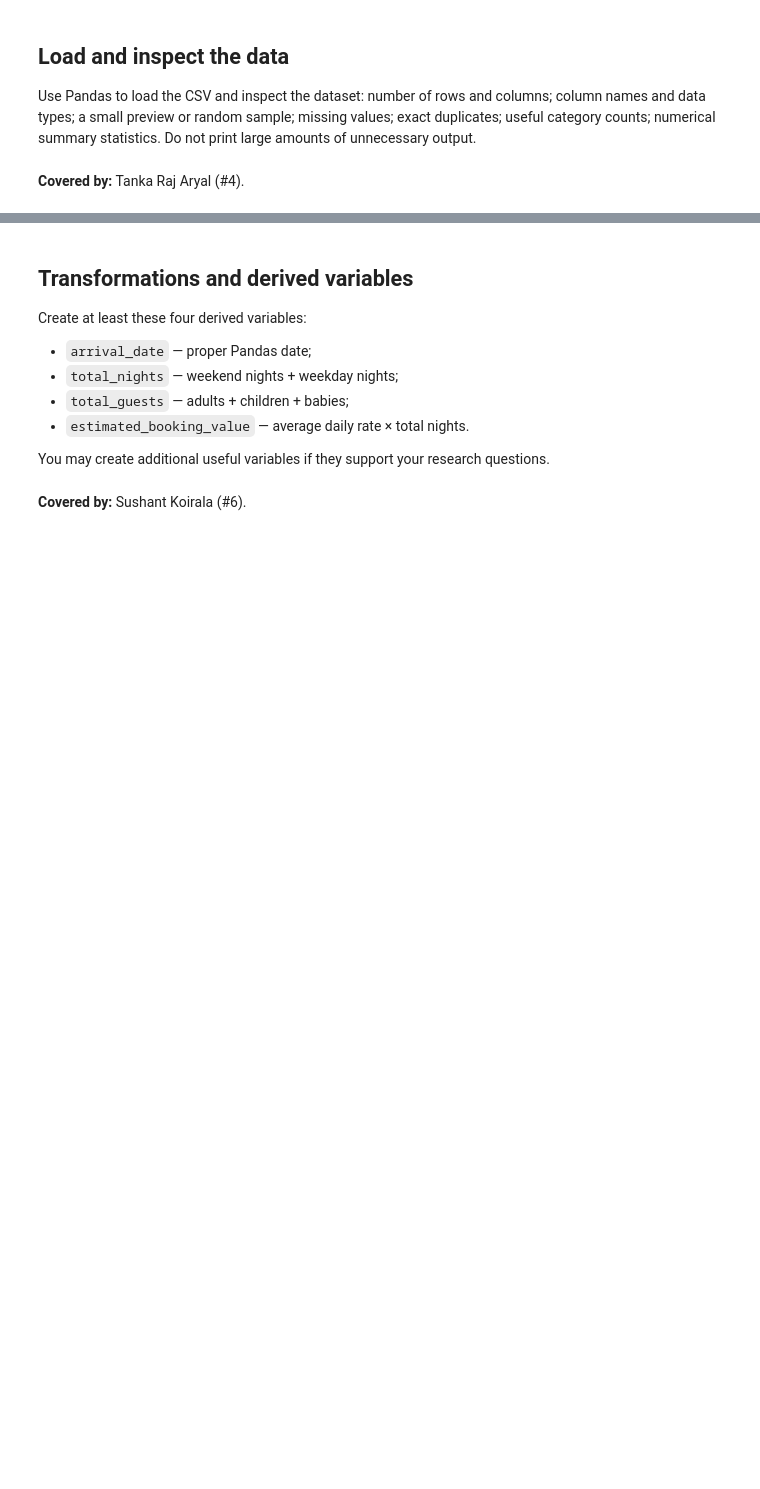
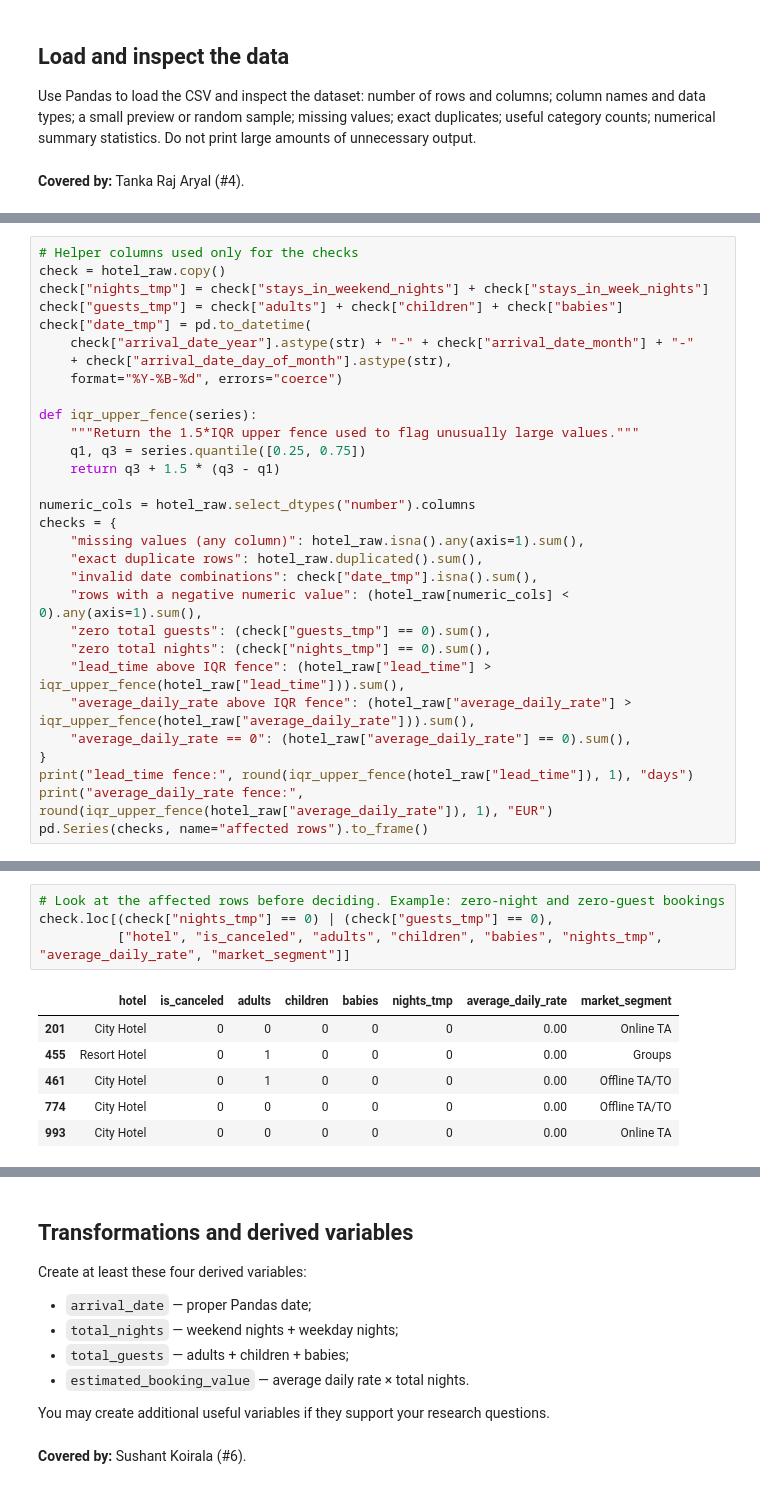
Before and after one commit to Acidburn07/hotel-booking-data-analysis, a Jupyter notebook: notebooks/work/tanka.ipynb, the cells around one changed output, grey strips where cells are left out. Saved outputs shown, nothing was run; the diff lists cells and outputs as text; blank space fills up the shorter version.

```diff
--- a/notebooks/work/tanka.ipynb
+++ b/notebooks/work/tanka.ipynb
@@ -254,3 +195,33 @@ Create a cleaning log as a Markdown table:
 Keep the original DataFrame unchanged and create a cleaned copy.
 
 #covered by Tanka Raj Aryal
+# %%
+# Helper columns used only for the checks
+check = hotel_raw.copy()
+check["nights_tmp"] = check["stays_in_weekend_nights"] + check["stays_in_week_nights"]
+check["guests_tmp"] = check["adults"] + check["children"] + check["babies"]
+check["date_tmp"] = pd.to_datetime(
+    check["arrival_date_year"].astype(str) + "-" + check["arrival_date_month"] + "-"
+    + check["arrival_date_day_of_month"].astype(str),
+    format="%Y-%B-%d", errors="coerce")
+
+def iqr_upper_fence(series):
+    """Return the 1.5*IQR upper fence used to flag unusually large values."""
+    q1, q3 = series.quantile([0.25, 0.75])
+    return q3 + 1.5 * (q3 - q1)
+
+numeric_cols = hotel_raw.select_dtypes("number").columns
+checks = {
+    "missing values (any column)": hotel_raw.isna().any(axis=1).sum(),
+    "exact duplicate rows": hotel_raw.duplicated().sum(),
+    "invalid date combinations": check["date_tmp"].isna().sum(),
+    "rows with a negative numeric value": (hotel_raw[numeric_cols] < 0).any(axis=1).sum(),
+    "zero total guests": (check["guests_tmp"] == 0).sum(),
+    "zero total nights": (check["nights_tmp"] == 0).sum(),
+    "lead_time above IQR fence": (hotel_raw["lead_time"] > iqr_upper_fence(hotel_raw["lead_time"])).sum(),
+    "average_daily_rate above IQR fence": (hotel_raw["average_daily_rate"] > iqr_upper_fence(hotel_raw["average_daily_rate"])).sum(),
+    "average_daily_rate == 0": (hotel_raw["average_daily_rate"] == 0).sum(),
+}
+print("lead_time fence:", round(iqr_upper_fence(hotel_raw["lead_time"]), 1), "days")
+print("average_daily_rate fence:", round(iqr_upper_fence(hotel_raw["average_daily_rate"]), 1), "EUR")
+pd.Series(checks, name="affected rows").to_frame()
@@ -256,0 +241,11 @@ Keep the original DataFrame unchanged and create a cleaned copy.
+# %%
+# Look at the affected rows before deciding. Example: zero-night and zero-guest bookings
+check.loc[(check["nights_tmp"] == 0) | (check["guests_tmp"] == 0),
+          ["hotel", "is_canceled", "adults", "children", "babies", "nights_tmp", "average_daily_rate", "market_segment"]]
+# %% [output]
+|  | hotel | is_canceled | adults | children | babies | nights_tmp | average_daily_rate | market_segment |
+| 201 | City Hotel | 0 | 0 | 0 | 0 | 0 | 0.00 | Online TA |
+| 455 | Resort Hotel | 0 | 1 | 0 | 0 | 0 | 0.00 | Groups |
+| 461 | City Hotel | 0 | 1 | 0 | 0 | 0 | 0.00 | Offline TA/TO |
+| 774 | City Hotel | 0 | 0 | 0 | 0 | 0 | 0.00 | Offline TA/TO |
+| 993 | City Hotel | 0 | 0 | 0 | 0 | 0 | 0.00 | Online TA |
```
Also changed, not shown: parts of 33 cells of this notebook.
